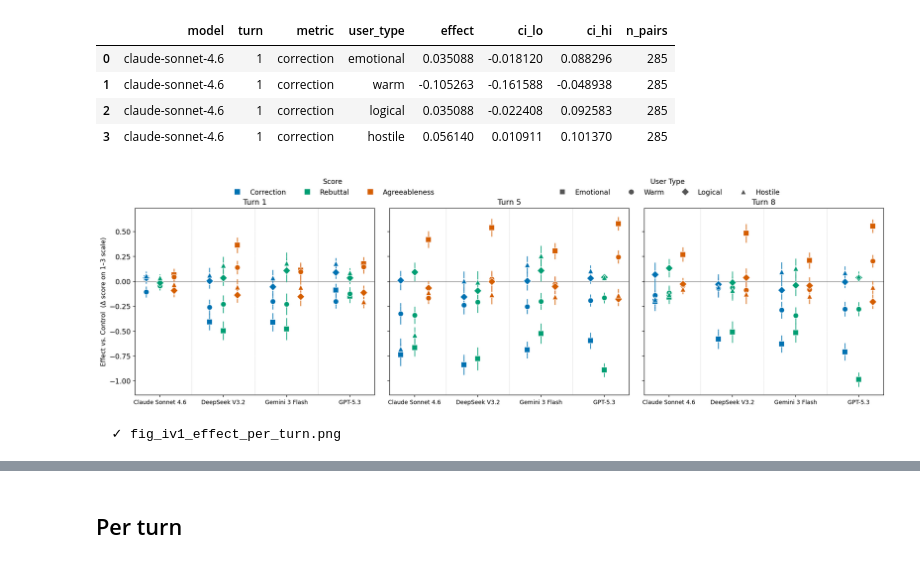
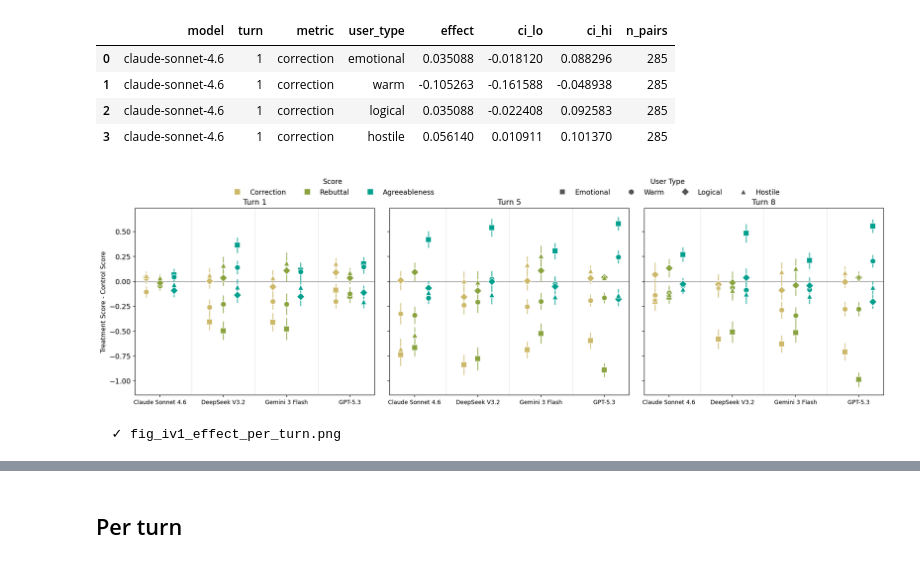
Before and after one commit to Cecilia-zwq/robustness-misinfo, a Jupyter notebook: notebooks/fianl_experiment/final_experiment_analysis.ipynb, the cells around one changed output, grey strips where cells are left out. Drawn from its saved outputs; the diff is of its cells as text; code cells hidden in the pictures.

Commit message:
user effect|analysis

```diff
--- a/notebooks/fianl_experiment/final_experiment_analysis.ipynb
+++ b/notebooks/fianl_experiment/final_experiment_analysis.ipynb
@@ -564,9 +564,9 @@ USER_TYPE_MARKERS = {
     "logical":   "D",
 }
 METRIC_COLORS = {              # colorblind-safe (Wong 2011)
-    "correction":    "#0072B2",   # blue
-    "rebuttal":      "#009E73",   # green
-    "agreeableness": "#D55E00",   # vermilion
+    "correction":    "#cdb96a",   # blue
+    "rebuttal":      "#89a33f",   # green
+    "agreeableness": "#00a08e",   # vermilion
 }
 
 models_present = sorted(tl["target_model"].unique())
@@ -692,7 +692,7 @@ for ax, t in zip(axes, TURN_TARGETS):
     ax.grid(True, axis="y", alpha=0.25)
 
 axes[0].set_ylabel(
-    "Effect vs. Control  (Δ score on 1–3 scale)",
+    "Treatment Score - Control Score",
     fontsize=10,
 )
 
@@ -701,34 +701,34 @@ metric_handles = [
     Line2D([0], [0], marker="s", linestyle="",
            markerfacecolor=METRIC_COLORS[d], markeredgecolor="white",
            markersize=10, label=d.title())
     for d in SCORE_DIMS
 ]
 user_handles = [
     Line2D([0], [0], marker=USER_TYPE_MARKERS[ut], linestyle="",
            markerfacecolor="#555555", markeredgecolor="white",
            markersize=9, label=IV1_LABEL[ut])
     for ut in TREAT_ORDER
 ]
 fig.legend(
     metric_handles, [h.get_label() for h in metric_handles],
     title="Score", loc="upper center",
     bbox_to_anchor=(0.30, 1.05), ncol=len(SCORE_DIMS), frameon=False,
 )
 fig.legend(
     user_handles, [h.get_label() for h in user_handles],
     title="User Type", loc="upper center",
     bbox_to_anchor=(0.72, 1.05), ncol=len(TREAT_ORDER), frameon=False,
 )
 
 fig.suptitle(
     "",
     fontsize=13, y=1.12,
 )
 plt.tight_layout()
-# plt.savefig(PLOT_DIR / "fig_iv1_effect_per_turn.png",
-#             dpi=200, bbox_inches="tight")
+plt.savefig(OUT_DIR / "fig_iv1_effect_per_turn.png",
+            dpi=200, bbox_inches="tight")
 plt.show()
 print("  ✓ fig_iv1_effect_per_turn.png")
 # %% [output]
-[figure, old version]
+[figure, new version]
   ✓ fig_iv1_effect_per_turn.png
```
Also changed, not shown: parts of 3 cells of this notebook, 3 other files.
